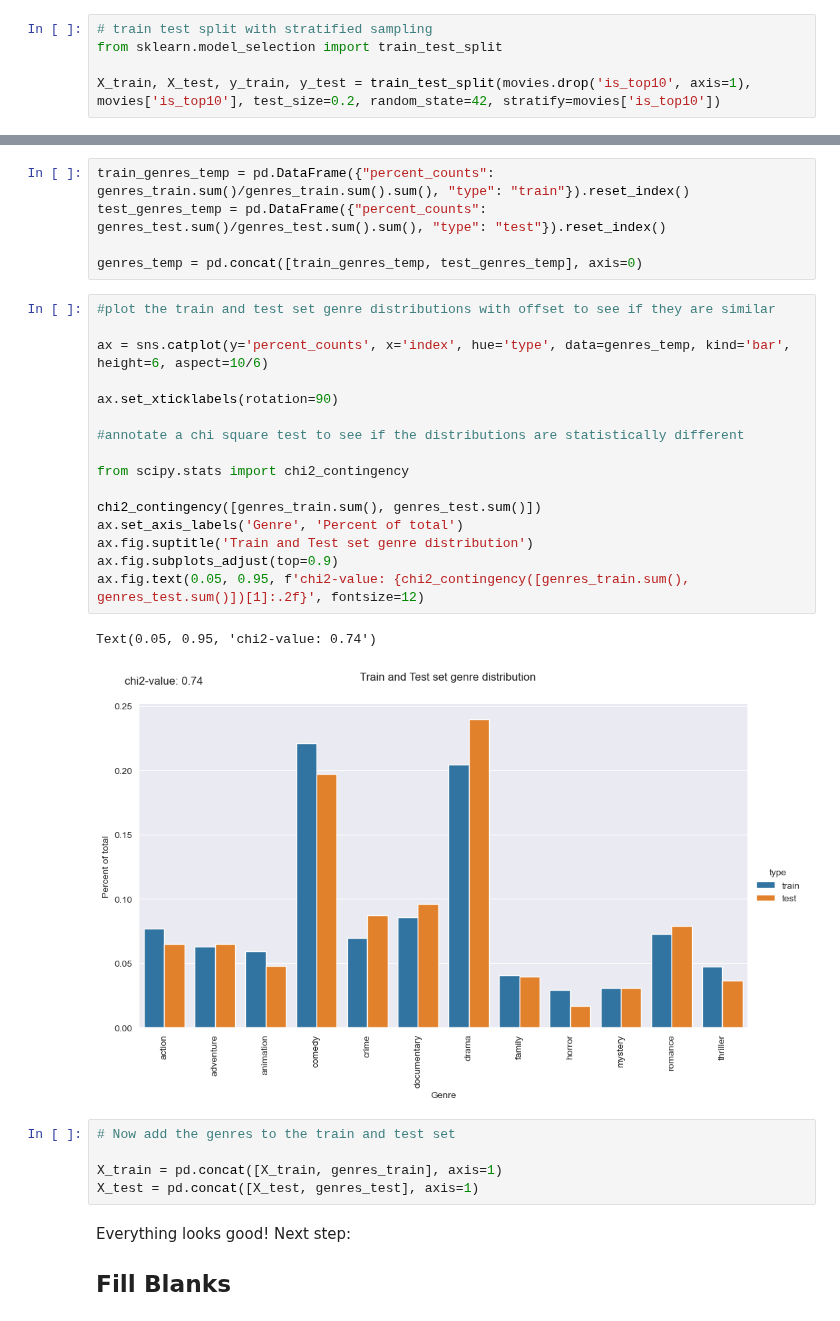
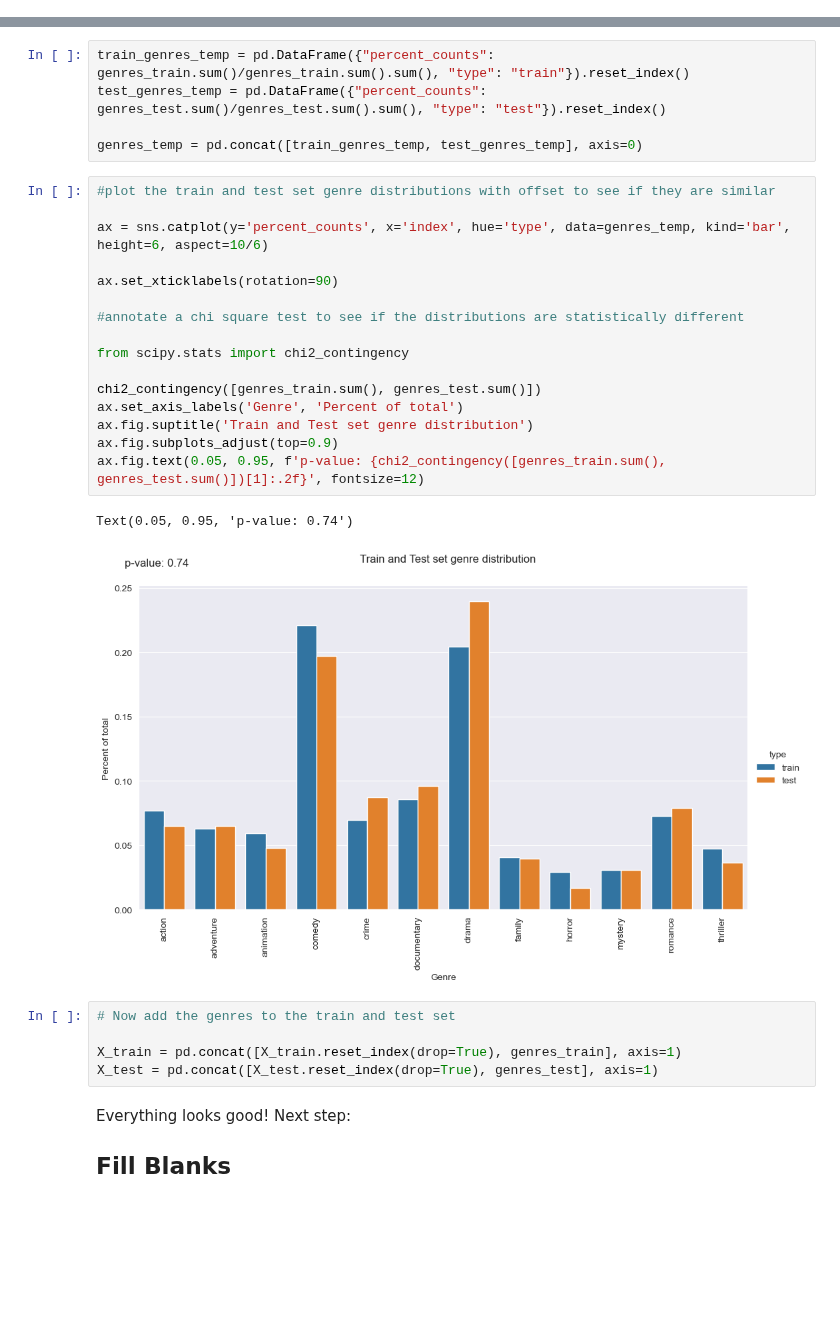
Before and after one commit to Joeyzect/Netflix_ALab_2022, a Jupyter notebook: notebooks/07-joseph-BERT.ipynb, the cells around one changed output, grey strips where cells are left out. Drawn from its saved outputs; the diff is of its cells as text; blank space fills up the shorter version.

```diff
--- a/notebooks/07-joseph-BERT.ipynb
+++ b/notebooks/07-joseph-BERT.ipynb
@@ -97,8 +79,3 @@ movies = movies.drop(['tconst', 'combined_title', 'title', 'season', 'is_tv_show
-# %%
-# train test split with stratified sampling
-from sklearn.model_selection import train_test_split
-
-X_train, X_test, y_train, y_test = train_test_split(movies.drop('is_top10', axis=1), movies['is_top10'], test_size=0.2, random_state=42, stratify=movies['is_top10'])
 # %% [markdown]
 Let's first verify that the test and train sets are balanced
 # %%
@@ -196,27 +322,27 @@ genres_temp = pd.concat([train_genres_temp, test_genres_temp], axis=0)
 # %%
 #plot the train and test set genre distributions with offset to see if they are similar
 
 ax = sns.catplot(y='percent_counts', x='index', hue='type', data=genres_temp, kind='bar', height=6, aspect=10/6)
 
 ax.set_xticklabels(rotation=90)
 
 #annotate a chi square test to see if the distributions are statistically different
 
 from scipy.stats import chi2_contingency
 
 chi2_contingency([genres_train.sum(), genres_test.sum()])
 ax.set_axis_labels('Genre', 'Percent of total')
 ax.fig.suptitle('Train and Test set genre distribution')
 ax.fig.subplots_adjust(top=0.9)
-ax.fig.text(0.05, 0.95, f'chi2-value: {chi2_contingency([genres_train.sum(), genres_test.sum()])[1]:.2f}', fontsize=12)
+ax.fig.text(0.05, 0.95, f'p-value: {chi2_contingency([genres_train.sum(), genres_test.sum()])[1]:.2f}', fontsize=12)
 # %% [output]
-Text(0.05, 0.95, 'chi2-value: 0.74')
+Text(0.05, 0.95, 'p-value: 0.74')
-[figure, old version]
+[figure, new version]
 # %%
 # Now add the genres to the train and test set
 
-X_train = pd.concat([X_train, genres_train], axis=1)
-X_test = pd.concat([X_test, genres_test], axis=1)
+X_train = pd.concat([X_train.reset_index(drop=True), genres_train], axis=1)
+X_test = pd.concat([X_test.reset_index(drop=True), genres_test], axis=1)
 # %% [markdown]
 Everything looks good! Next step:
 
```
Also changed, not shown: parts of 50 cells of this notebook, 2 other files.
